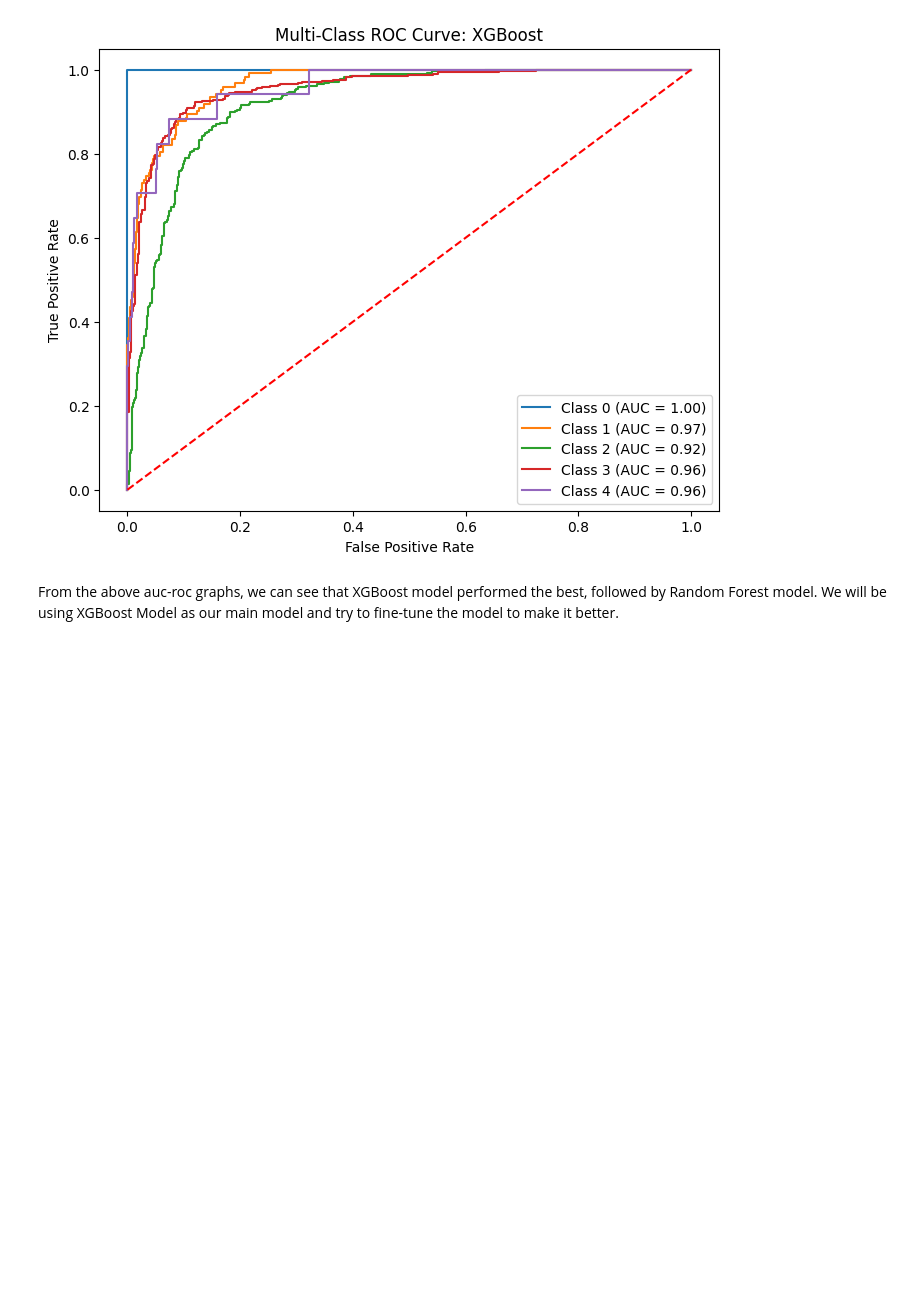
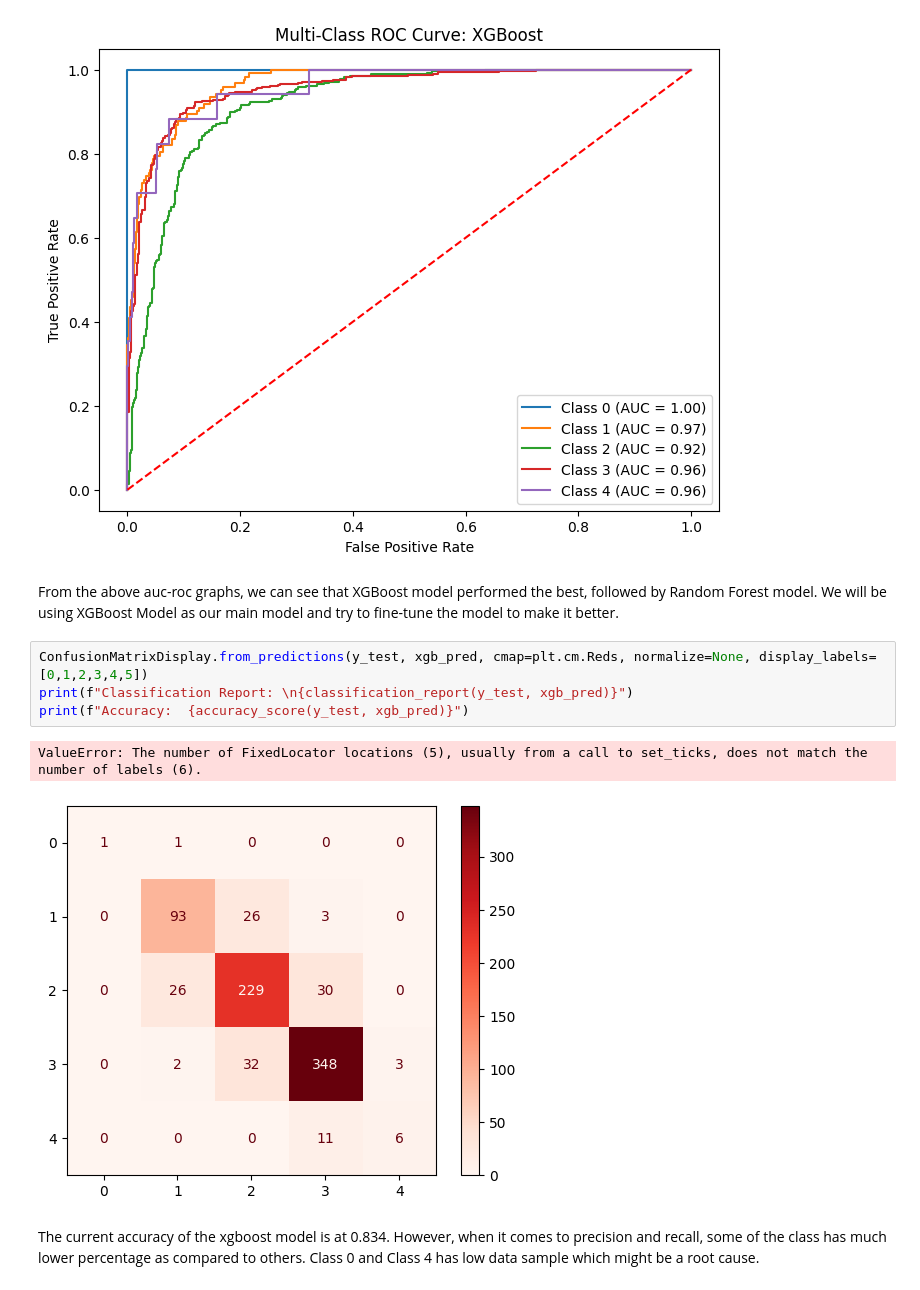
Before and after one commit to notzainn/C300, a Jupyter notebook: creditriskanalysis.ipynb, the cells around one changed output. Saved outputs shown, nothing was run; the diff lists cells and outputs as text; blank space fills up the shorter version.

Commit message:
Trying to complete and improve model's accuracy in creditriskanalysis.ipynb - Aloysius

```diff
--- a/creditriskanalysis.ipynb
+++ b/creditriskanalysis.ipynb
@@ -105,3 +107,12 @@ for model_name, pred in models:
 [figure]
 # %% [markdown]
 From the above auc-roc graphs, we can see that XGBoost model performed the best, followed by Random Forest model. We will be using XGBoost Model as our main model and try to fine-tune the model to make it better.
+# %%
+ConfusionMatrixDisplay.from_predictions(y_test, xgb_pred, cmap=plt.cm.Reds, normalize=None, display_labels=[0,1,2,3,4,5])
+print(f"Classification Report: \n{classification_report(y_test, xgb_pred)}")
+print(f"Accuracy:  {accuracy_score(y_test, xgb_pred)}")
+# %% [output]
+ValueError: The number of FixedLocator locations (5), usually from a call to set_ticks, does not match the number of labels (6).
+[figure, added]
+# %% [markdown]
+The current accuracy of the xgboost model is at 0.834. However, when it comes to precision and recall, some of the class has much lower percentage as compared to others. Class 0 and Class 4 has low data sample which might be a root cause.
```
Also changed, not shown: parts of 3 cells of this notebook.
